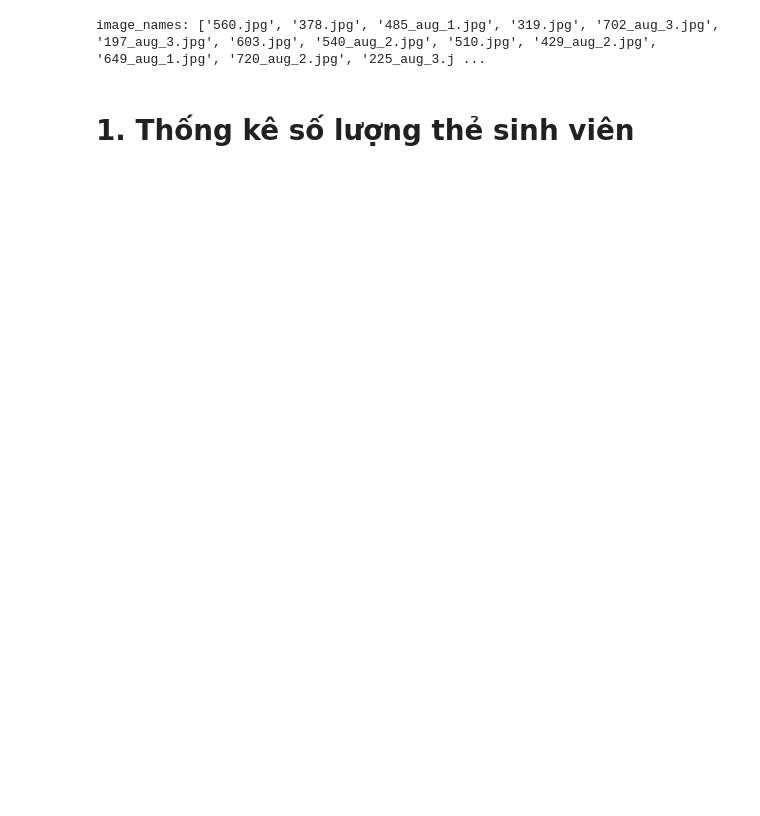
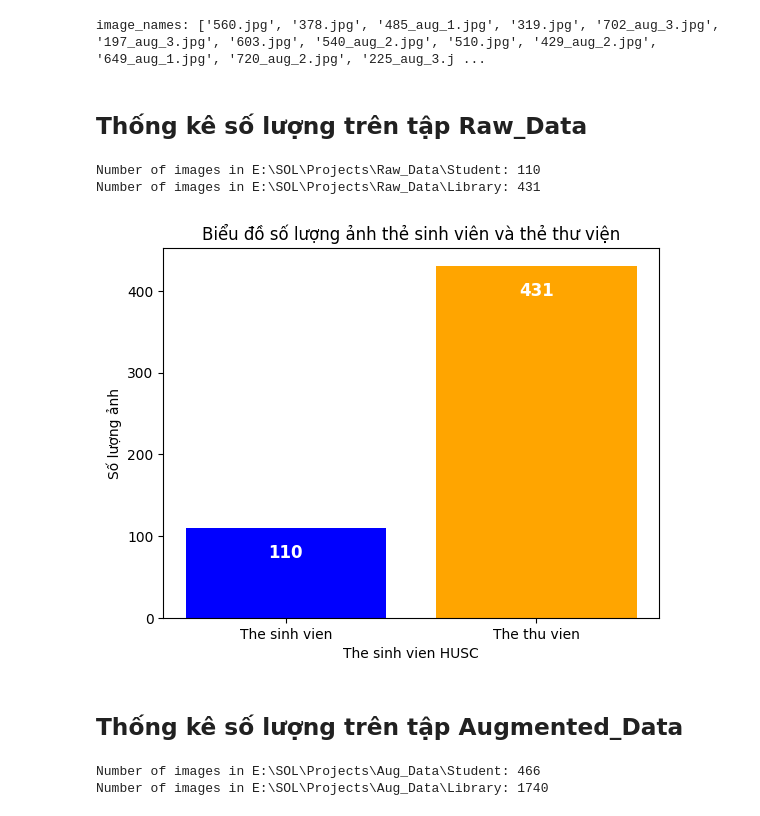
Before and after one commit to XTSoft2004/NCKH-2025, a Jupyter notebook: datasets/data_statistics.ipynb, the cells around one changed output. Drawn from its saved outputs; the diff is of its cells as text; code cells hidden in the pictures; blank space fills up the shorter version.

```diff
--- a/datasets/data_statistics.ipynb
+++ b/datasets/data_statistics.ipynb
@@ -20,5 +20,5 @@ print("image_names:", raw_image_names)
 print("augmented_image_names:", augmented_image_names)
 # %% [output]
 image_names: ['560.jpg', '378.jpg', '485_aug_1.jpg', '319.jpg', '702_aug_3.jpg', '197_aug_3.jpg', '603.jpg', '540_aug_2.jpg', '510.jpg', '429_aug_2.jpg', '649_aug_1.jpg', '720_aug_2.jpg', '225_aug_3.j ...
-# %% [markdown]
-# 1. Thống kê số lượng thẻ sinh viên
+# %% [markdown]
+## **Thống kê số lượng trên tập Raw_Data**
@@ -24,0 +31,57 @@ image_names: ['560.jpg', '378.jpg', '485_aug_1.jpg', '319.jpg', '702_aug_3.jpg',
+# %%
+# Define the folder paths
+path_folder = r'E:\SOL\Projects\Raw_Data'
+
+path_TheSinhVien = os.path.join(path_folder, 'Student')
+path_TheThuVien = os.path.join(path_folder, 'Library')
+
+# Count the number of images in each folder
+count1 = len([f for f in os.listdir(path_TheSinhVien) if f.lower().endswith('.jpg') and os.path.isfile(os.path.join(path_TheSinhVien, f))])
+count2 = len([f for f in os.listdir(path_TheThuVien) if f.lower().endswith('.jpg') and os.path.isfile(os.path.join(path_TheThuVien, f))])
+
+print(f'Number of images in {path_TheSinhVien}:', count1)
+print(f'Number of images in {path_TheThuVien}:', count2)
+# %% [output]
+Number of images in E:\SOL\Projects\Raw_Data\Student: 110
+Number of images in E:\SOL\Projects\Raw_Data\Library: 431
+# %%
+import matplotlib.pyplot as plt
+
+# Dữ liệu
+folders = ['The sinh vien', 'The thu vien']
+counts = [count1, count2]
+
+# Vẽ biểu đồ
+plt.bar(folders, counts, color=['blue', 'orange'])
+
+# Thêm nhãn bên trong cột
+for i, count in enumerate(counts):
+    plt.text(i, count - 30, str(count), ha='center', va='center', fontsize=12, fontweight='bold', color='white')
+
+# Thêm tiêu đề và nhãn
+plt.xlabel('The sinh vien HUSC')
+plt.ylabel('Số lượng ảnh')
+plt.title('Biểu đồ số lượng ảnh thẻ sinh viên và thẻ thư viện')
+
+# Hiển thị biểu đồ
+plt.show()
+# %% [output]
+[figure, added]
+# %% [markdown]
+## **Thống kê số lượng trên tập Augmented_Data**
+# %%
+# Define the folder paths
+path_folder = r'E:\SOL\Projects\Aug_Data'
+
+path_TheSinhVien = os.path.join(path_folder, 'Student')
+path_TheThuVien = os.path.join(path_folder, 'Library')
+
+# Count the number of images in each folder
+count3 = len([f for f in os.listdir(path_TheSinhVien) if f.lower().endswith('.jpg') and os.path.isfile(os.path.join(path_TheSinhVien, f))])
+count4 = len([f for f in os.listdir(path_TheThuVien) if f.lower().endswith('.jpg') and os.path.isfile(os.path.join(path_TheThuVien, f))])
+
+print(f'Number of images in {path_TheSinhVien}:', count3)
+print(f'Number of images in {path_TheThuVien}:', count4)
+# %% [output]
+Number of images in E:\SOL\Projects\Aug_Data\Student: 466
+Number of images in E:\SOL\Projects\Aug_Data\Library: 1740
```
Also changed, not shown: parts of 3 cells of this notebook.
